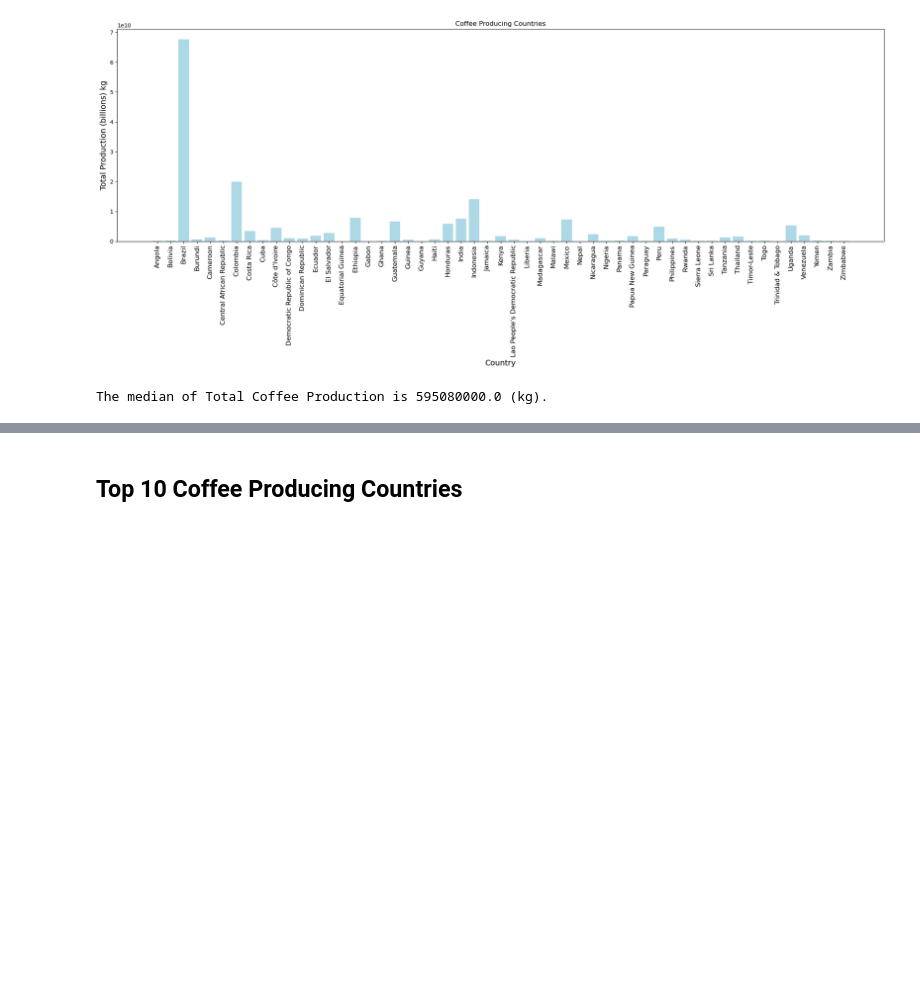
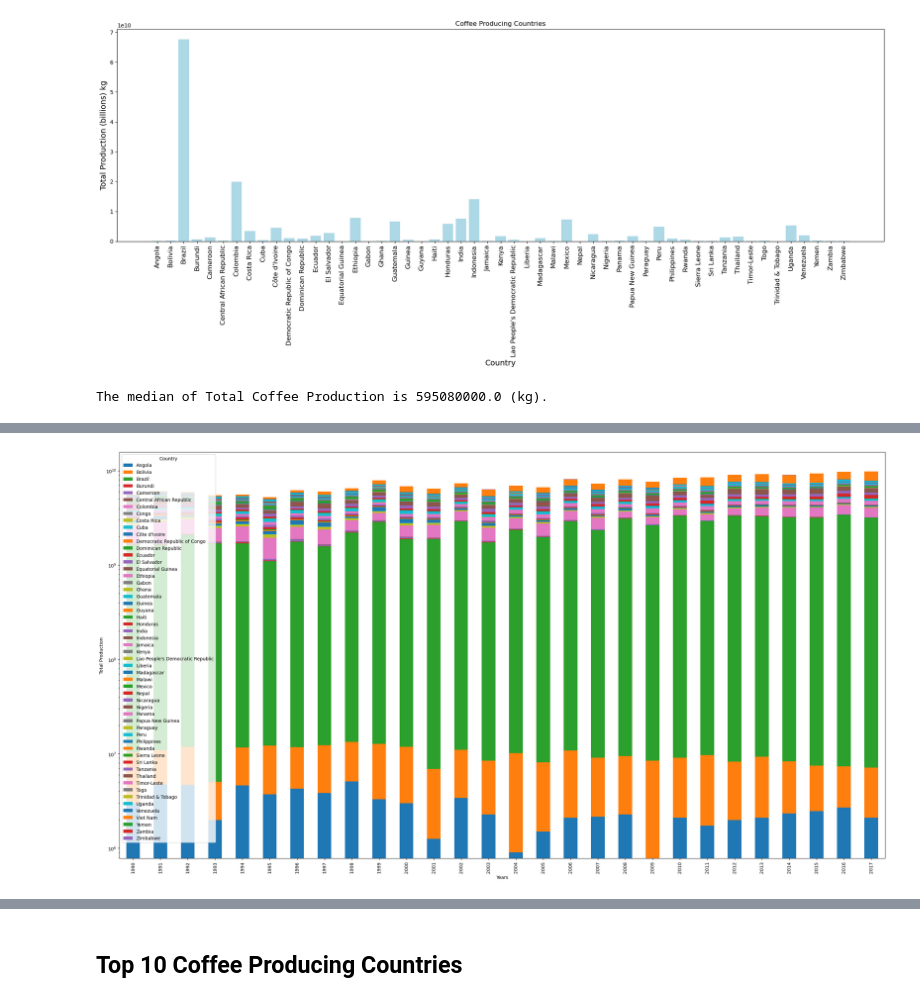
Before and after one commit to AAlbers341/project1_coffee_analysis, a Jupyter notebook: EDA/coffee_production.ipynb, the cells around one changed output, grey strips where cells are left out. Drawn from its saved outputs; the diff is of its cells as text; code cells hidden in the pictures; blank space fills up the shorter version.

```diff
--- a/EDA/coffee_production.ipynb
+++ b/EDA/coffee_production.ipynb
@@ -211,0 +302,8 @@ The median of Total Coffee Production is 595080000.0 (kg).
+# %%
+ax = years_pivot.plot.bar(logy=True, stacked=True, figsize=(30,16))
+plt.ylabel("Total Production")
+ax
+
+plt.savefig('../Visuals/coffee_production/fig7_stacked_bar.png')
+# %% [output]
+[figure, added]
```
Also changed, not shown: parts of 7 cells of this notebook, 9 other files.
